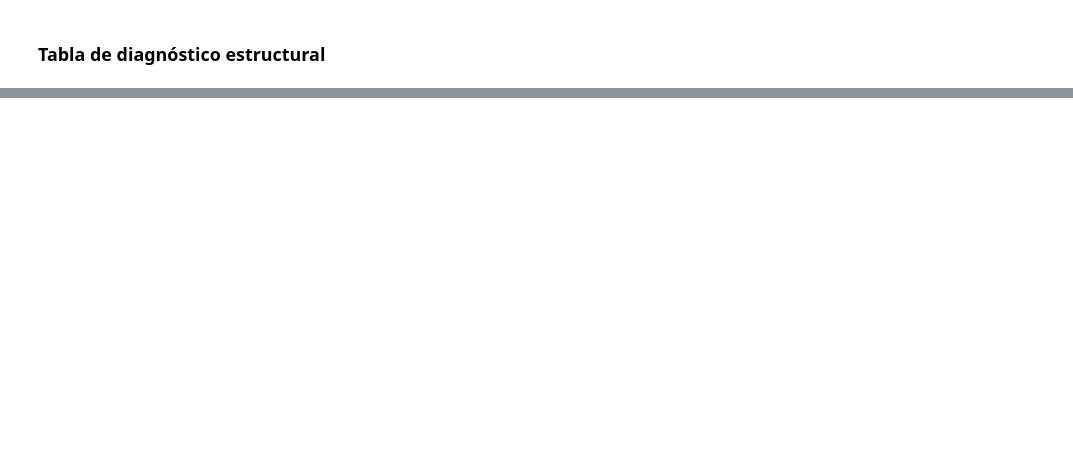
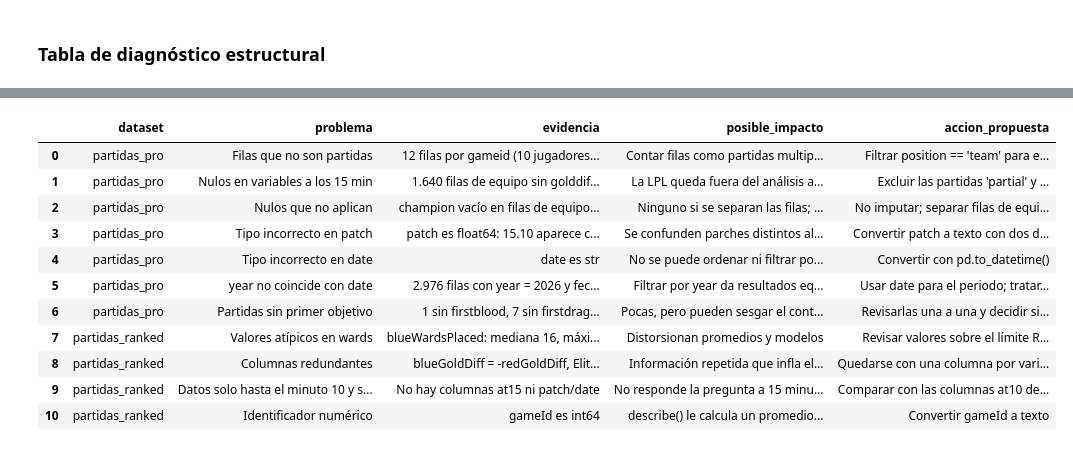
Before and after one commit to juancamilomontes/proyecto-lol-ciencia-datos, a Jupyter notebook: notebooks/diagnostico_calidad.ipynb, the cells around one changed output, grey strips where cells are left out. Drawn from its saved outputs; the diff is of its cells as text; code cells hidden in the pictures; blank space fills up the shorter version.

```diff
--- a/notebooks/diagnostico_calidad.ipynb
+++ b/notebooks/diagnostico_calidad.ipynb
@@ -29,0 +289,20 @@
+# %%
+def resumen_tipos(df):
+    conteo = df.dtypes.astype(str).value_counts()
+    return ", ".join(f"{n} {t}" for t, n in conteo.items())
+
+estructura = pd.DataFrame({
+    "dataset": list(dfs.keys()),
+    "filas": [df.shape[0] for df in dfs.values()],
+    "columnas": [df.shape[1] for df in dfs.values()],
+    "tipos_de_datos": [resumen_tipos(df) for df in dfs.values()],
+    "observaciones": [
+        "12 filas por partida (10 jugadores + 2 equipos): 10.044 partidas. Muchas columnas con nulos. "
+        "Mezcla texto, enteros y decimales.",
+        "1 fila por partida (9.879 partidas). Sin columnas de texto. Datos solo hasta el minuto 10. "
+        "Columnas en pares azul/rojo.",
+    ],
+})
+
+pd.set_option("display.max_colwidth", None)
+estructura
@@ -29,0 +551,62 @@
+# %%
+hallazgos = pd.DataFrame([
+    ["partidas_pro", "Filas que no son partidas",
+     "12 filas por gameid (10 jugadores + 2 equipos)",
+     "Contar filas como partidas multiplica todo por 12",
+     "Filtrar position == 'team' para el análisis por equipo"],
+    ["partidas_pro", "Nulos en variables a los 15 min",
+     "1.640 filas de equipo sin golddiffat15, todas con datacompleteness = 'partial'",
+     "La LPL queda fuera del análisis a los 15 minutos",
+     "Excluir las partidas 'partial' y documentar que la LPL no está representada"],
+    ["partidas_pro", "Nulos que no aplican",
+     "champion vacío en filas de equipo; towers vacío en filas de jugador",
+     "Ninguno si se separan las filas; confunde si no",
+     "No imputar; separar filas de equipo y de jugador"],
+    ["partidas_pro", "Tipo incorrecto en patch",
+     "patch es float64: 15.10 aparece como 15.1",
+     "Se confunden parches distintos al agrupar",
+     "Convertir patch a texto con dos decimales"],
+    ["partidas_pro", "Tipo incorrecto en date",
+     "date es str",
+     "No se puede ordenar ni filtrar por fecha",
+     "Convertir con pd.to_datetime()"],
+    ["partidas_pro", "year no coincide con date",
+     "2.976 filas con year = 2026 y fechas de 2025",
+     "Filtrar por year da resultados equivocados",
+     "Usar date para el periodo; tratar year como temporada"],
+    ["partidas_pro", "Partidas sin primer objetivo",
+     "1 sin firstblood, 7 sin firstdragon, 19 sin firstherald",
+     "Pocas, pero pueden sesgar el conteo de 'primer objetivo'",
+     "Revisarlas una a una y decidir si se excluyen"],
+    ["partidas_ranked", "Valores atípicos en wards",
+     "blueWardsPlaced: mediana 16, máximo 250",
+     "Distorsionan promedios y modelos",
+     "Revisar valores sobre el límite RIQ; recortar o excluir los imposibles"],
+    ["partidas_ranked", "Columnas redundantes",
+     "blueGoldDiff = -redGoldDiff, EliteMonsters = Dragons + Heralds, CSPerMin = CS/10",
+     "Información repetida que infla el modelo",
+     "Quedarse con una columna por variable"],
+    ["partidas_ranked", "Datos solo hasta el minuto 10 y sin parche",
+     "No hay columnas at15 ni patch/date",
+     "No responde la pregunta a 15 minutos; no se sabe la versión",
+     "Comparar con las columnas at10 del profesional y declarar la limitación"],
+    ["partidas_ranked", "Identificador numérico",
+     "gameId es int64",
+     "describe() le calcula un promedio que no significa nada",
+     "Convertir gameId a texto"],
+], columns=["dataset", "problema", "evidencia", "posible_impacto", "accion_propuesta"])
+
+hallazgos
+# %% [output]
+|  | dataset | problema | evidencia | posible_impacto | accion_propuesta |
+| 0 | partidas_pro | Filas que no son partidas | 12 filas por gameid (10 jugadores... | Contar filas como partidas multip... | Filtrar position == 'team' para e... |
+| 1 | partidas_pro | Nulos en variables a los 15 min | 1.640 filas de equipo sin golddif... | La LPL queda fuera del análisis a... | Excluir las partidas 'partial' y ... |
+| 2 | partidas_pro | Nulos que no aplican | champion vacío en filas de equipo... | Ninguno si se separan las filas; ... | No imputar; separar filas de equi... |
+| 3 | partidas_pro | Tipo incorrecto en patch | patch es float64: 15.10 aparece c... | Se confunden parches distintos al... | Convertir patch a texto con dos d... |
+| 4 | partidas_pro | Tipo incorrecto en date | date es str | No se puede ordenar ni filtrar po... | Convertir con pd.to_datetime() |
+| 5 | partidas_pro | year no coincide con date | 2.976 filas con year = 2026 y fec... | Filtrar por year da resultados eq... | Usar date para el periodo; tratar... |
+| 6 | partidas_pro | Partidas sin primer objetivo | 1 sin firstblood, 7 sin firstdrag... | Pocas, pero pueden sesgar el cont... | Revisarlas una a una y decidir si... |
+| 7 | partidas_ranked | Valores atípicos en wards | blueWardsPlaced: mediana 16, máxi... | Distorsionan promedios y modelos | Revisar valores sobre el límite R... |
+| 8 | partidas_ranked | Columnas redundantes | blueGoldDiff = -redGoldDiff, Elit... | Información repetida que infla el... | Quedarse con una columna por vari... |
+| 9 | partidas_ranked | Datos solo hasta el minuto 10 y s... | No hay columnas at15 ni patch/date | No responde la pregunta a 15 minu... | Comparar con las columnas at10 de... |
+| 10 | partidas_ranked | Identificador numérico | gameId es int64 | describe() le calcula un promedio... | Convertir gameId a texto |
```
Also changed, not shown: parts of 56 cells of this notebook.
